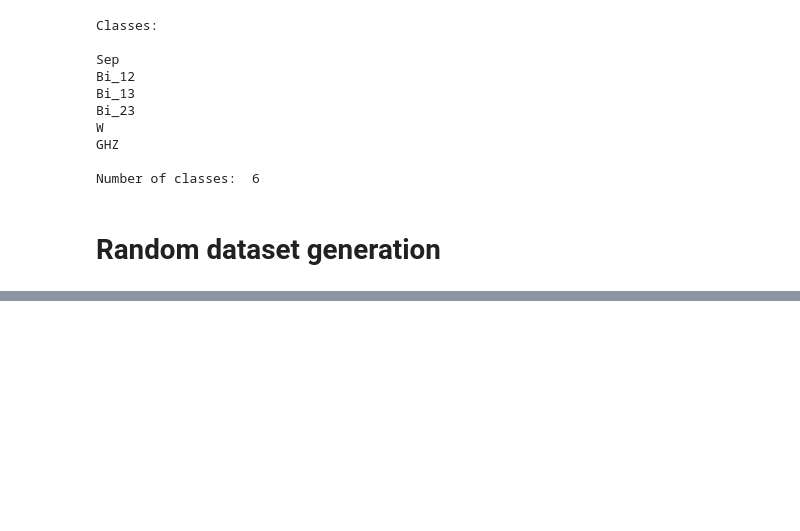
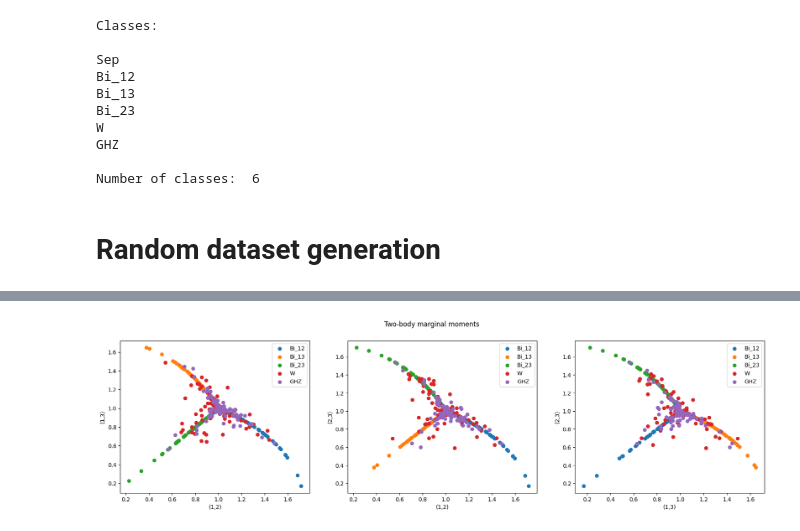
Before and after one commit to Garcia-Velo/-2024--bloch-lengths, a Jupyter notebook: notebooks/experiments/rand_meas/moments_SLOCC.ipynb, the cells around one changed output, grey strips where cells are left out. Cells and saved outputs as stored; diff of their text form; code cells hidden in the pictures; blank space fills up the shorter version.

```diff
--- a/notebooks/experiments/rand_meas/moments_SLOCC.ipynb
+++ b/notebooks/experiments/rand_meas/moments_SLOCC.ipynb
@@ -133,0 +225,34 @@ Time to generate density matrices: 0.08 s
+# %%
+fig, ax = plt.subplots(1, 3, figsize=(21, 5))
+
+ax[0].scatter(R[(1,2)]['Bi_12'], R[(1,3)]['Bi_12'], label = 'Bi_12')
+ax[0].scatter(R[(1,2)]['Bi_13'], R[(1,3)]['Bi_13'], label = 'Bi_13')
+ax[0].scatter(R[(1,2)]['Bi_23'], R[(1,3)]['Bi_23'], label = 'Bi_23')
+ax[0].scatter(R[(1,2)]['W'], R[(1,3)]['W'], label = 'W')
+ax[0].scatter(R[(1,2)]['GHZ'], R[(1,3)]['GHZ'], label = 'GHZ')
+
+ax[1].scatter(R[(1,2)]['Bi_12'], R[(2,3)]['Bi_12'], label = 'Bi_12')
+ax[1].scatter(R[(1,2)]['Bi_13'], R[(2,3)]['Bi_13'], label = 'Bi_13')
+ax[1].scatter(R[(1,2)]['Bi_23'], R[(2,3)]['Bi_23'], label = 'Bi_23')
+ax[1].scatter(R[(1,2)]['W'], R[(2,3)]['W'], label = 'W')
+ax[1].scatter(R[(1,2)]['GHZ'], R[(2,3)]['GHZ'], label = 'GHZ')
+
+ax[2].scatter(R[(1,3)]['Bi_12'], R[(2,3)]['Bi_12'], label = 'Bi_12')
+ax[2].scatter(R[(1,3)]['Bi_13'], R[(2,3)]['Bi_13'], label = 'Bi_13')
+ax[2].scatter(R[(1,3)]['Bi_23'], R[(2,3)]['Bi_23'], label = 'Bi_23')
+ax[2].scatter(R[(1,3)]['W'], R[(2,3)]['W'], label = 'W')
+ax[2].scatter(R[(1,3)]['GHZ'], R[(2,3)]['GHZ'], label = 'GHZ')
+
+ax[0].set(xlabel = '(1,2)', ylabel = '(1,3)')
+ax[1].set(xlabel = '(1,2)', ylabel = '(2,3)')
+ax[2].set(xlabel = '(1,3)', ylabel = '(2,3)')
+
+ax[0].legend()
+ax[1].legend()
+ax[2].legend()
+
+fig.suptitle('Two-body marginal moments')
+
+plt.show()
+# %% [output]
+[figure, added]
```
Also changed, not shown: parts of 11 cells of this notebook, 2 other files.
